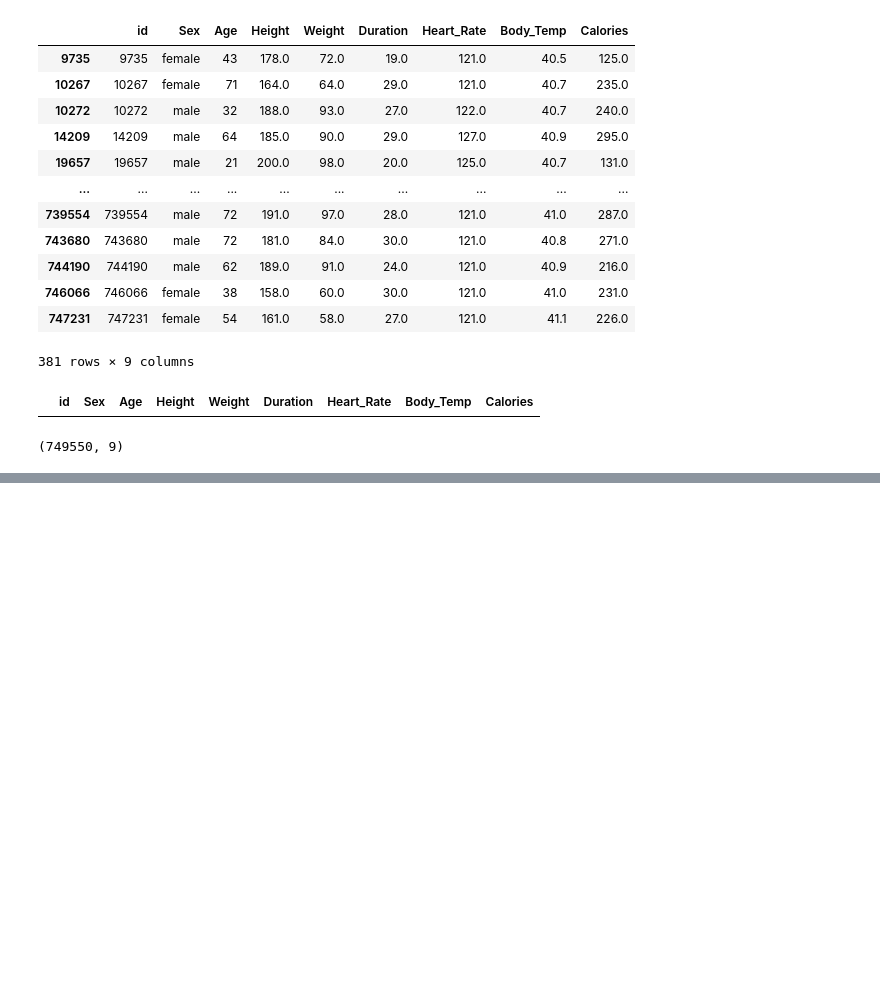
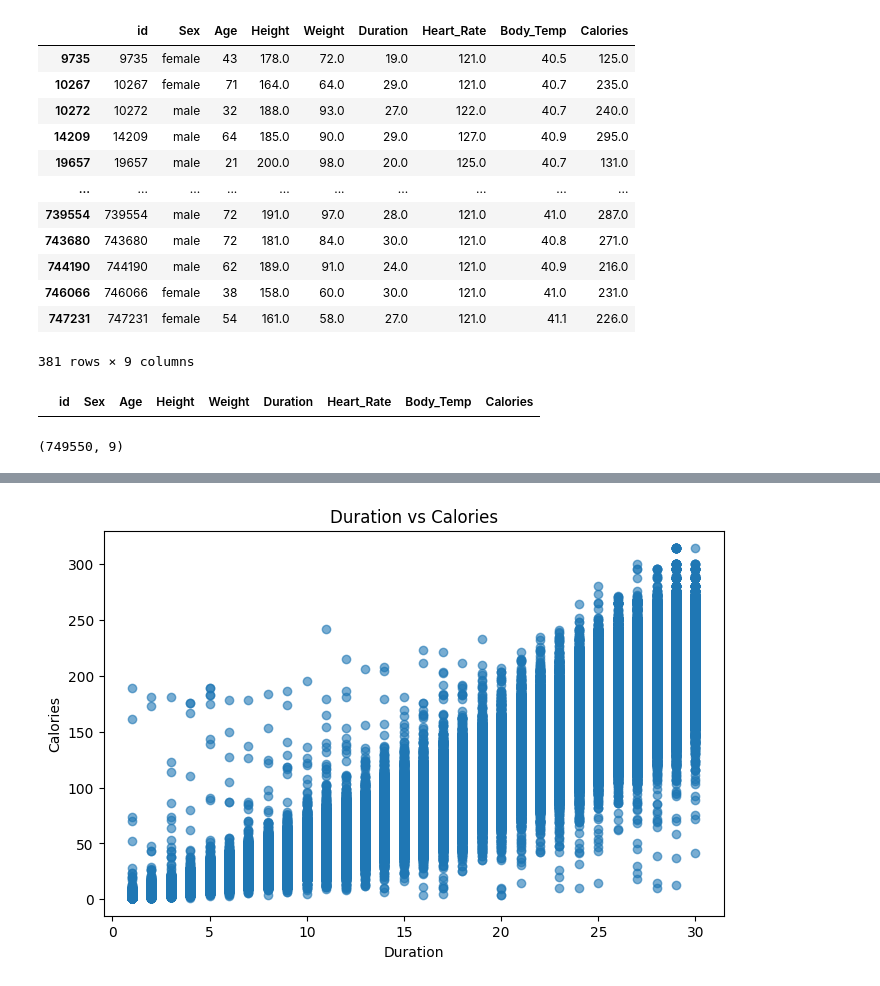
Before and after one commit to kokilagaurav/energy_expenditure_estimator, a Jupyter notebook: notebook.ipynb, the cells around one changed output, grey strips where cells are left out. Drawn from its saved outputs; the diff is of its cells as text; code cells hidden in the pictures; blank space fills up the shorter version.

```diff
--- a/notebook.ipynb
+++ b/notebook.ipynb
@@ -188,0 +204,9 @@ Calories is not skewed
+# %%
+plt.figure(figsize=(8, 5))
+plt.scatter(df_cleaned['Duration'], df_cleaned['Calories'], alpha=0.6)
+plt.xlabel('Duration')
+plt.ylabel('Calories')
+plt.title('Duration vs Calories')
+plt.show()
+# %% [output]
+[figure, added]
```
Also changed, not shown: parts of 13 cells of this notebook.
